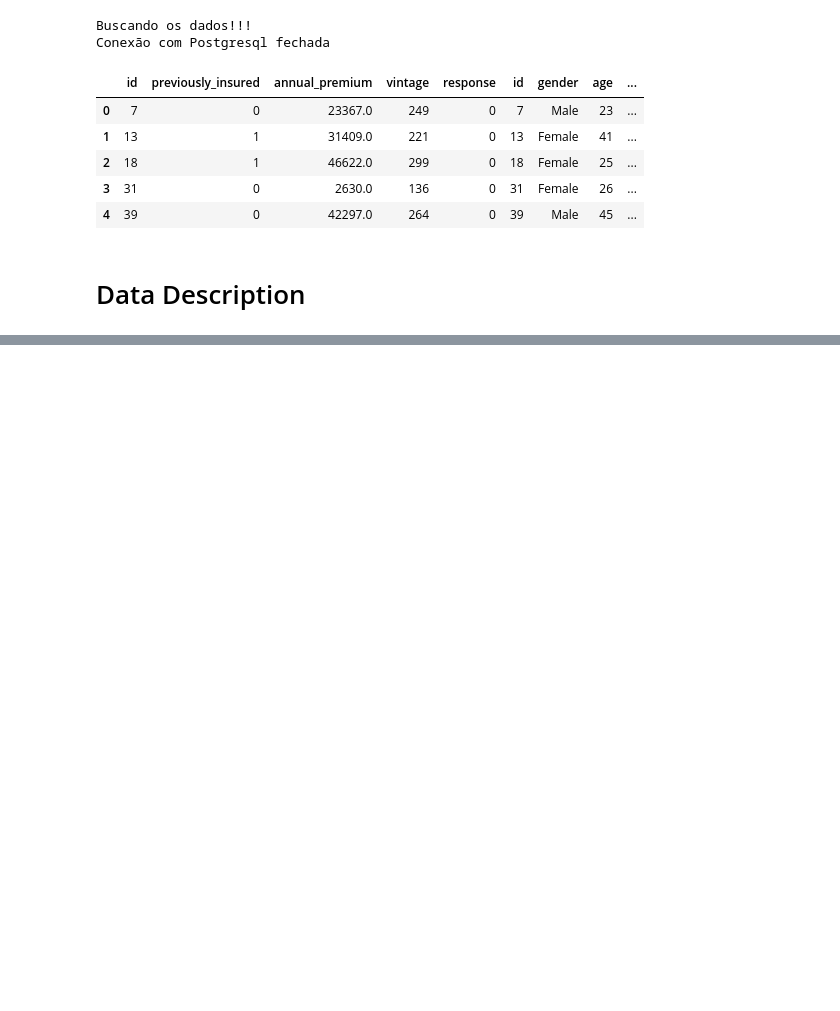
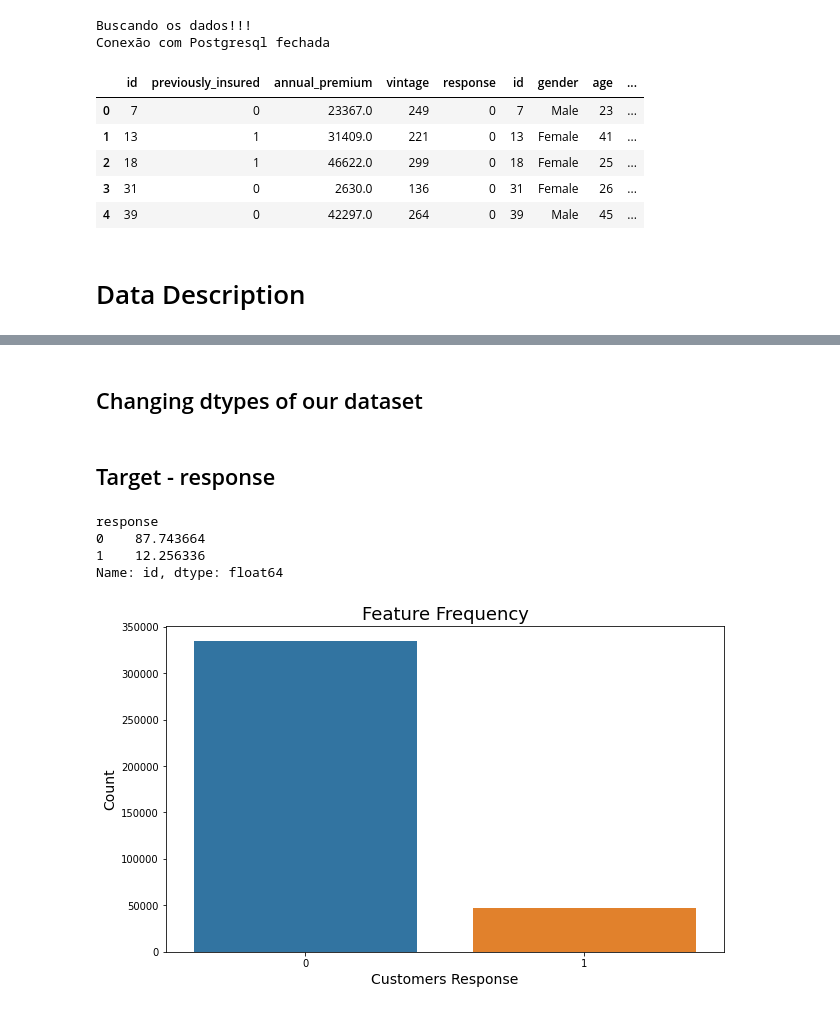
Before and after one commit to bruno154/health_insurence_cross_sell_project, a Jupyter notebook: pa004_health_insurance_cross_sell.ipynb, the cells around one changed output, grey strips where cells are left out. Saved outputs shown, nothing was run; the diff lists cells and outputs as text; code cells hidden in the pictures; blank space fills up the shorter version.

```diff
--- a/pa004_health_insurance_cross_sell.ipynb
+++ b/pa004_health_insurance_cross_sell.ipynb
@@ -153,2 +307,8 @@ Conexão com Postgresql fechada
 # %% [markdown]
 # Data Description
+# %%
+# Collecting the data from disk.
+data = pd.read_csv('data/full_database.csv')
+
+# Dropping redudant columns.
+data.drop(['Unnamed: 0','id.1','id.2'], inplace=True, axis=1)
@@ -154,0 +357,33 @@ Conexão com Postgresql fechada
+# %% [markdown]
+## Changing dtypes of our dataset
+# %%
+# Category variabels
+variables = ['driving_license',
+             'previously_insured',
+             'vehicle_age',
+             'vehicle_damage',
+             'previously_insured',
+             'gender',
+             'response']
+
+for var in variables:
+    data[var] = data[var].astype('category')
+# %% [markdown]
+## Target - response
+# %%
+# Checkando o balanciamento da variável Target
+ax = sns.countplot(x='response', hue=None, data=data)
+ax.figure.set_size_inches(10, 6)
+ax.set_title('Feature Frequency', fontsize=18, loc='center')
+ax.set_xlabel('Customers Response', fontsize=14)
+ax.set_ylabel('Count', fontsize=14)
+ax=ax
+
+# Percentual de observações por valores Geography
+data.groupby('response').count()['id'].apply(lambda x: (x/data.shape[0])*100)
+# %% [output]
+response
+0    87.743664
+1    12.256336
+Name: id, dtype: float64
+[figure, added]
```
Also changed, not shown: parts of 40 cells of this notebook, 2 other files.
